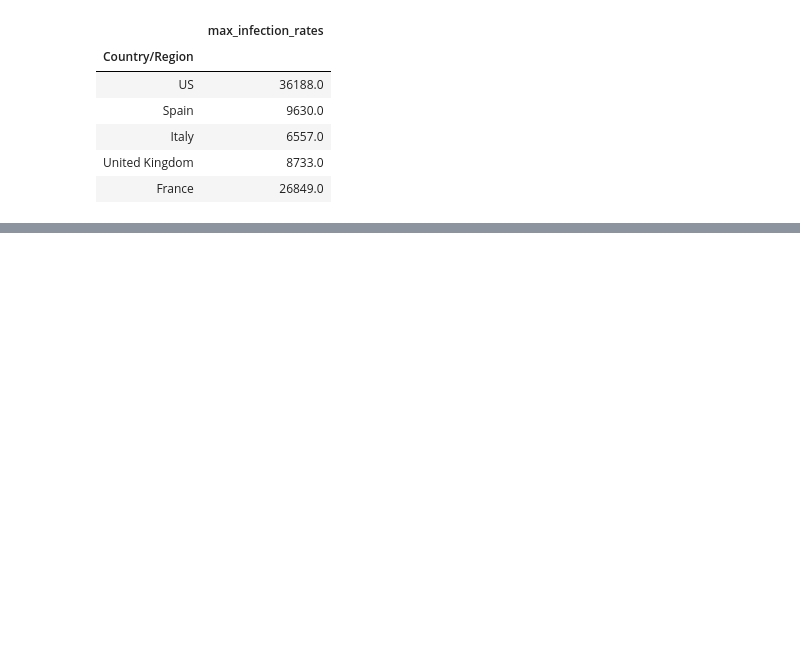
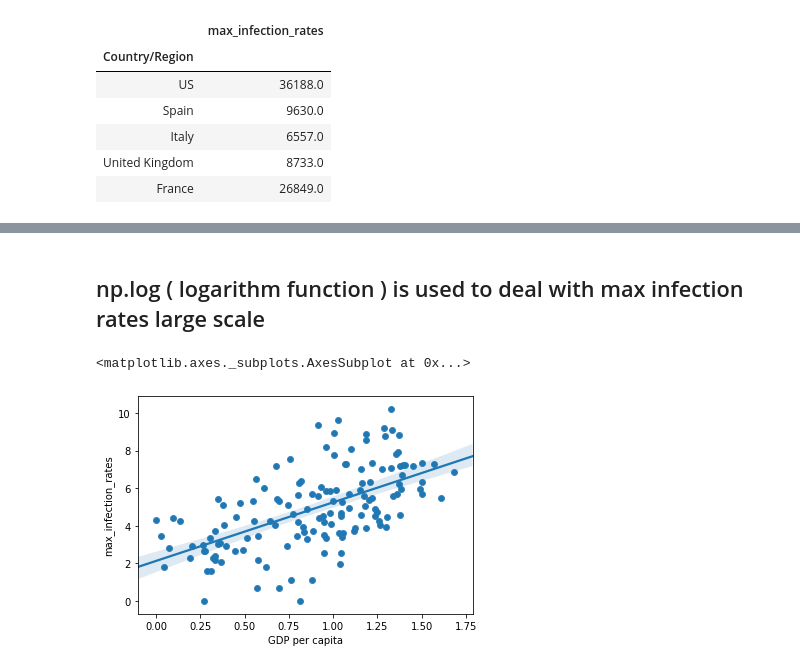
Before and after one commit to Mehe2na/Covid19_analysis, a Jupyter notebook: covid19.ipynb, the cells around one changed output, grey strips where cells are left out. Saved outputs shown, nothing was run; the diff lists cells and outputs as text; code cells hidden in the pictures; blank space fills up the shorter version.

Commit message:
final commit, merged data and finished analysis

```diff
--- a/covid19.ipynb
+++ b/covid19.ipynb
@@ -208,0 +216,4 @@ worldwide_happiness.head(8)
+# %%
+# Changing the index of the dataset from the integers to the Country or region column in order to merge ( have an easy join)
+worldwide_happiness.set_index(['Country or region'], inplace = True)
+worldwide_happiness.head()
@@ -221,0 +247,4 @@ covid_merge.head() # see the index
+# %%
+# Different number of rows => perform an inner join
+merged_dataset = covid_merge.join(worldwide_happiness,how='inner')
+merged_dataset.head()#Okay
@@ -221,0 +273,18 @@ covid_merge.head() # see the index
+# %%
+# All positive correlations between life factors and max_infection_rates
+# Visualizations with seaborn :
+columns = ['GDP per capita','Social support','Healthy life expectancy','Freedom to make life choices']
+m_inf_rates = merged_dataset['max_infection_rates']
+Gdp_per_capita = merged_dataset['GDP per capita']
+Social_support = merged_dataset['Social support']
+Healthy_life_expectancy = merged_dataset['Healthy life expectancy']
+Freedom_life_choices = merged_dataset['Freedom to make life choices']
+# %% [markdown]
+## np.log ( logarithm function ) is used to deal with max infection rates large scale
+# %%
+# max infection rates && GDP per capita
+sns.scatterplot(Gdp_per_capita,np.log(m_inf_rates))
+sns.regplot(Gdp_per_capita,np.log(m_inf_rates))
+# %% [output]
+<matplotlib.axes._subplots.AxesSubplot at 0x...>
+[figure, added]
```
Also changed, not shown: parts of 17 cells of this notebook.
